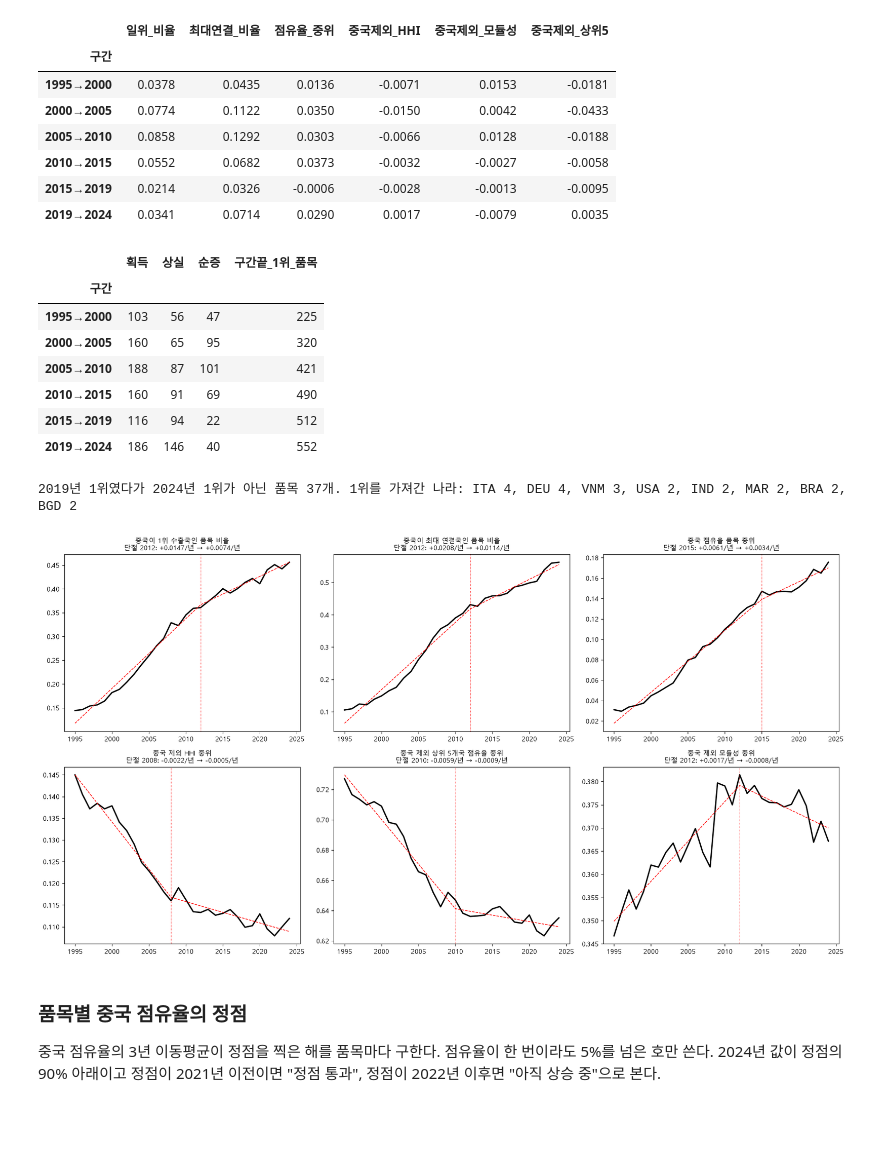
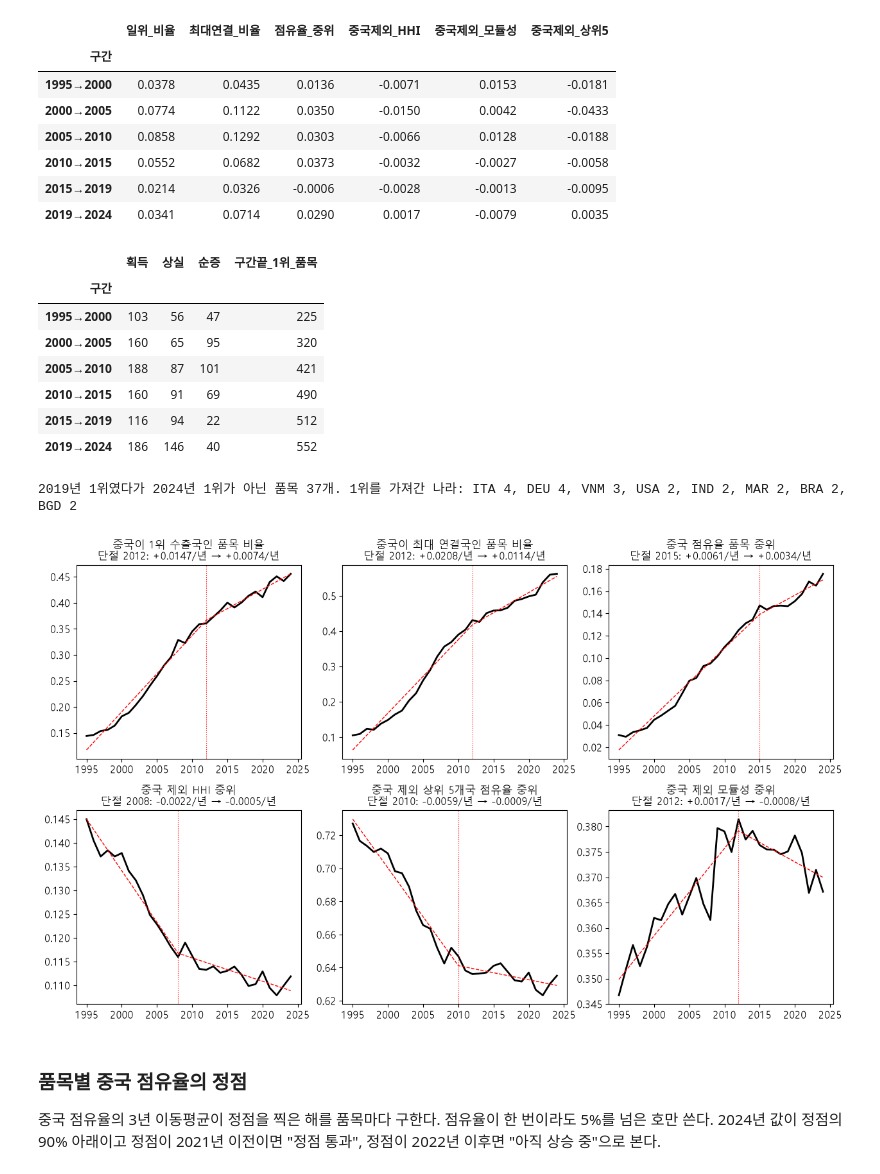
Before and after one commit to pilsunchoi/TradeNetworkAtlas, a Jupyter notebook: analysis/중국허브화/분석_파이썬_코드.ipynb, the cells around one changed output. Cells and saved outputs as stored; diff of their text form; code cells hidden in the pictures; blank space fills up the shorter version.

```diff
--- a/analysis/중국허브화/분석_파이썬_코드.ipynb
+++ b/analysis/중국허브화/분석_파이썬_코드.ipynb
@@ -175,7 +175,7 @@ def run_panel(level, variant, weighted=False, fig_name=None):
     B.to_csv(out / "B_piecewise.csv", index=False, encoding="utf-8-sig")
     C.to_csv(out / "C_year_changes.csv", index=False, encoding="utf-8-sig")
     if fig_name:
-        fig, axes = plt.subplots(3, 4, figsize=(18, 11))
+        fig, axes = plt.subplots(3, 4, figsize=(12.5, 9.5))
         axes = list(axes.flat)
         for ax, (met, (tau, se, sd, label)) in zip(axes, taus.items()):
             ax.plot(tau.index, tau.values, color="k", lw=2)
@@ -183,12 +183,11 @@ def run_panel(level, variant, weighted=False, fig_name=None):
             ax.axhline(0, color="gray", lw=0.6)
             for ty in EVENTS.values():
                 ax.axvline(ty, color="gray", ls=":", lw=0.8)
-            ax.set_title(f"{label} (SD={sd:.3f})")
+            ax.set_title(label.replace("k-코어", "$k$-코어") + f"\n(SD={sd:.3f})", fontsize=13); ax.tick_params(labelsize=11.5)
         for ax in axes[len(taus):]:
             ax.axis("off")
-        fig.suptitle(f"연도 고정효과(1995=0)와 95% 신뢰구간, 품목 군집 표준오차 — {tag}")
         fig.tight_layout()
-        fig.savefig(IMG / fig_name, dpi=110, facecolor="white")
+        fig.savefig(IMG / fig_name, dpi=300, facecolor="white")
         plt.show()
     print(f"{tag}: 품목 {m.code.nunique()}개 × {m.t.nunique()}년 = {len(m):,}행")
     return dict(A=A, B=B, C=C)
@@ -303,13 +302,13 @@ tabA.round(3)
 # %%
 # 그림 2 — 1위인 품목 비율의 추이
 FOCUS = ["CHN", "USA", "DEU", "JPN", "ITA", "FRA", "NLD", "KOR", "TWN", "IND", "VNM", "MEX"]
-fig, axes = plt.subplots(1, 2, figsize=(16, 5))
+fig, axes = plt.subplots(1, 2, figsize=(12, 4.8))
 for ax, (tab, ttl) in zip(axes, [(cnt, "수출액 1위인 품목 비율"), (cntd, "상대국 수 1위인 품목 비율")]):
     cols = sorted([c for c in FOCUS if c in tab.columns], key=lambda c: -tab[c].iloc[-1])[:8]
     for c in cols:
         ax.plot(tab.index, tab[c], label=c, lw=2 if c == "CHN" else 1)
-    ax.set_title(ttl); ax.legend(fontsize=8)
+    ax.set_title(ttl, fontsize=14); ax.legend(fontsize=11, ncol=2); ax.tick_params(labelsize=12)
     for y in (2009, 2018, 2020):
         ax.axvline(y, color="gray", ls=":", lw=0.8)
-fig.tight_layout(); fig.savefig(IMG / "fig2_1위수출국_정체.png", dpi=110, facecolor="white"); plt.show()
+fig.tight_layout(); fig.savefig(IMG / "fig2_1위수출국_정체.png", dpi=300, facecolor="white"); plt.show()
 # %% [output]
@@ -349,8 +348,8 @@ ax.plot(hm.index, hm[("hhi", "median")], "k-", lw=2, label="HHI 중위")
 ax.plot(hm.index, hm[("hhi_ex", "median")], "r--", lw=2, label="중국 제외 HHI 중위")
 ax.plot(hm.index, hm[("hhi", "mean")], "k-", lw=1, alpha=0.5, label="HHI 평균")
 ax.plot(hm.index, hm[("hhi_ex", "mean")], "r--", lw=1, alpha=0.5, label="중국 제외 평균")
-ax.legend(); ax.set_title("수출 집중도: 실제 vs 중국 제외 재정규화")
-fig.tight_layout(); fig.savefig(IMG / "fig3_HHI_중국제외.png", dpi=110, facecolor="white"); plt.show()
+ax.legend()
+fig.tight_layout(); fig.savefig(IMG / "fig3_HHI_중국제외.png", dpi=300, facecolor="white"); plt.show()
 hm.loc[YRS].round(3)
 # %% [output]
 품목 평균 HHI 0.1879 → 0.1887 (변화 +0.0007), 오른 품목 비율 45%
@@ -454,37 +453,37 @@ pd.DataFrame(five).set_index("구간").round(4)
 t1 = top.set_index(["t", "code"]).iso.unstack("t")
 isc = (t1 == "CHN")
 gl = []
 for a_, b_ in [(1995, 2000), (2000, 2005), (2005, 2010), (2010, 2015), (2015, 2019), (2019, 2024)]:
     gain = sum(int((isc[y] & ~isc[y - 1]).sum()) for y in range(a_ + 1, b_ + 1))
     lose = sum(int((~isc[y] & isc[y - 1]).sum()) for y in range(a_ + 1, b_ + 1))
     gl.append(dict(구간=f"{a_}→{b_}", 획득=gain, 상실=lose, 순증=gain - lose, 구간끝_1위_품목=int(isc[b_].sum())))
 GL = pd.DataFrame(gl).set_index("구간")
 display(GL)
 lost = isc.index[isc[2019] & ~isc[2024]]
 who = top[top.t == 2024].set_index("code").iso.reindex(lost).value_counts()
 print(f"2019년 1위였다가 2024년 1위가 아닌 품목 {len(lost)}개. 1위를 가져간 나라:", ", ".join(f"{k} {v}" for k, v in who.head(8).items()))
 
 # 그림 5 — 계열 여섯과 단절점
-fig, axes = plt.subplots(2, 3, figsize=(17, 9))
+fig, axes = plt.subplots(2, 3, figsize=(12.5, 7.8))
 for ax, c in zip(axes.flat, ["top1_share", "topdeg_share", "chn_median_share", "x_hhi_exp", "x_top5_exp_share", "x_modularity"]):
     f = BRK.loc[NAMES[c]]; b = int(f.단절연도)
     t = np.array(S.index, float)
     X = np.c_[np.ones_like(t), t - t[0], np.maximum(t - b, 0)]
     beta, *_ = np.linalg.lstsq(X, S[c].values, rcond=None)
     ax.plot(S.index, S[c], "k-", lw=2); ax.plot(S.index, X @ beta, "r--", lw=1); ax.axvline(b, color="r", ls=":", lw=0.8)
-    ax.set_title(f"{NAMES[c]}\n단절 {b}: {f.이전기울기:+.4f}/년 → {f.이후기울기:+.4f}/년", fontsize=10)
-fig.tight_layout(); fig.savefig(IMG / "fig5_전환점.png", dpi=110, facecolor="white"); plt.show()
+    ax.set_title(f"{NAMES[c]}\n단절 {b}: {f.이전기울기:+.4f}/년 → {f.이후기울기:+.4f}/년", fontsize=12.5); ax.tick_params(labelsize=11.5)
+fig.tight_layout(); fig.savefig(IMG / "fig5_전환점.png", dpi=300, facecolor="white"); plt.show()
 # %% [output]
 |  | 획득 | 상실 | 순증 | 구간끝_1위_품목 |
 | 구간 |  |  |  |  |
 | 1995→2000 | 103 | 56 | 47 | 225 |
 | 2000→2005 | 160 | 65 | 95 | 320 |
 | 2005→2010 | 188 | 87 | 101 | 421 |
 | 2010→2015 | 160 | 91 | 69 | 490 |
 | 2015→2019 | 116 | 94 | 22 | 512 |
 | 2019→2024 | 186 | 146 | 40 | 552 |
 2019년 1위였다가 2024년 1위가 아닌 품목 37개. 1위를 가져간 나라: ITA 4, DEU 4, VNM 3, USA 2, IND 2, MAR 2, BRA 2, BGD 2
-[figure, old version]
+[figure, new version]
 # %% [markdown]
 ### 품목별 중국 점유율의 정점
 
```
Also changed, not shown: parts of 5 cells of this notebook, 11 other files.
